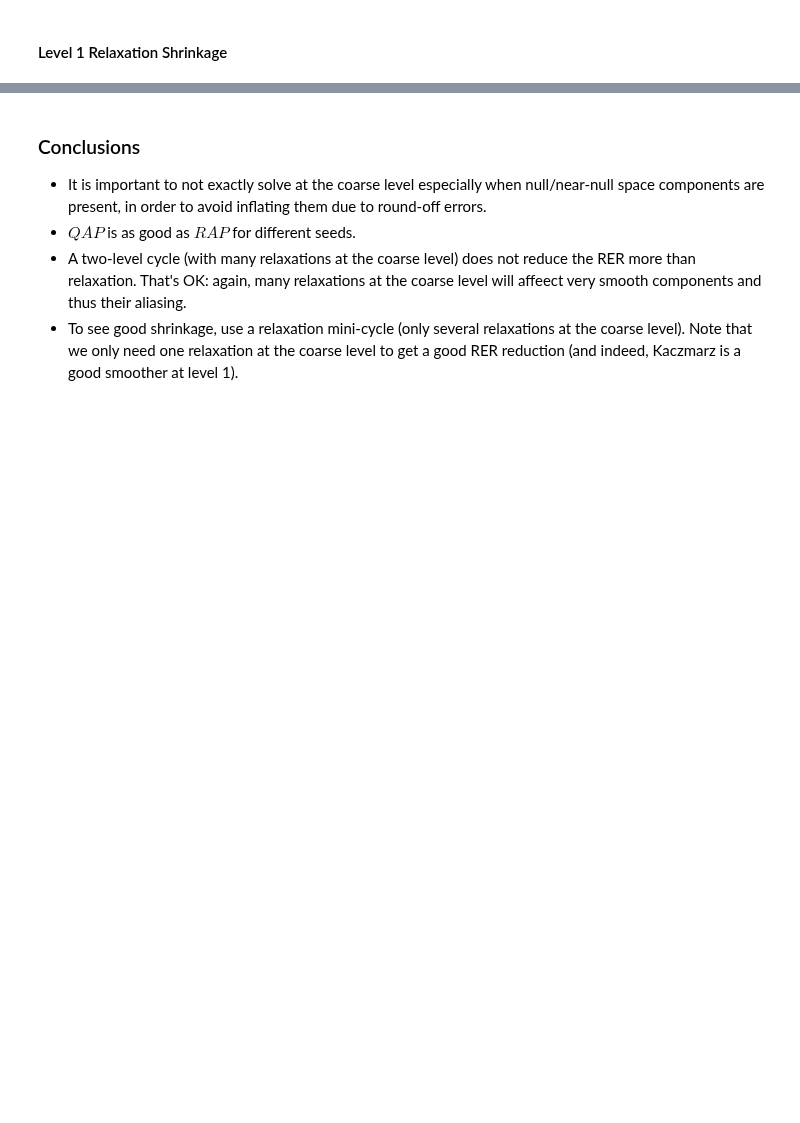
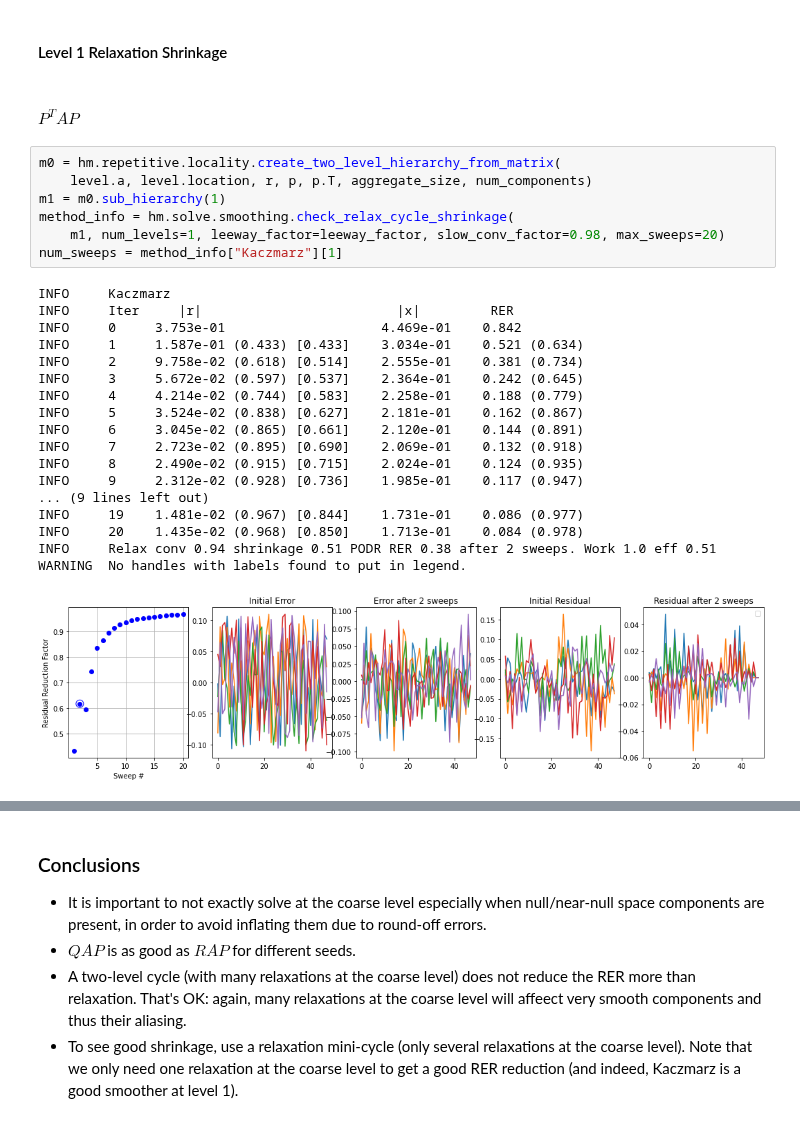
Before and after one commit to 436ahsan/Helmholtz, a Jupyter notebook: notebooks/repetitive/4_2_coarsening_3_level_qap.ipynb, the cells around one changed output, grey strips where cells are left out. Drawn from its saved outputs; the diff is of its cells as text; blank space fills up the shorter version.

```diff
--- a/notebooks/repetitive/4_2_coarsening_3_level_qap.ipynb
+++ b/notebooks/repetitive/4_2_coarsening_3_level_qap.ipynb
@@ -232,3 +231,31 @@ INFO     20     3.369e-03  (0.818)  0.091  (0.997)  0.037
 [figure]
 # %% [markdown]
 #### Level 1 Relaxation Shrinkage
+# %% [markdown]
+#### $P^T A P$
+# %%
+m0 = hm.repetitive.locality.create_two_level_hierarchy_from_matrix(
+    level.a, level.location, r, p, p.T, aggregate_size, num_components)
+m1 = m0.sub_hierarchy(1)
+method_info = hm.solve.smoothing.check_relax_cycle_shrinkage(
+    m1, num_levels=1, leeway_factor=leeway_factor, slow_conv_factor=0.98, max_sweeps=20)
+num_sweeps = method_info["Kaczmarz"][1]
+# %% [output]
+INFO     Kaczmarz
+INFO     Iter     |r|                         |x|         RER
+INFO     0     3.753e-01                    4.469e-01    0.842
+INFO     1     1.587e-01 (0.433) [0.433]    3.034e-01    0.521 (0.634)
+INFO     2     9.758e-02 (0.618) [0.514]    2.555e-01    0.381 (0.734)
+INFO     3     5.672e-02 (0.597) [0.537]    2.364e-01    0.242 (0.645)
+INFO     4     4.214e-02 (0.744) [0.583]    2.258e-01    0.188 (0.779)
+INFO     5     3.524e-02 (0.838) [0.627]    2.181e-01    0.162 (0.867)
+INFO     6     3.045e-02 (0.865) [0.661]    2.120e-01    0.144 (0.891)
+INFO     7     2.723e-02 (0.895) [0.690]    2.069e-01    0.132 (0.918)
+INFO     8     2.490e-02 (0.915) [0.715]    2.024e-01    0.124 (0.935)
+INFO     9     2.312e-02 (0.928) [0.736]    1.985e-01    0.117 (0.947)
+... (9 lines left out)
+INFO     19    1.481e-02 (0.967) [0.844]    1.731e-01    0.086 (0.977)
+INFO     20    1.435e-02 (0.968) [0.850]    1.713e-01    0.084 (0.978)
+INFO     Relax conv 0.94 shrinkage 0.51 PODR RER 0.38 after 2 sweeps. Work 1.0 eff 0.51
+WARNING  No handles with labels found to put in legend.
+[figure, added]
```
Also changed, not shown: parts of 4 cells of this notebook, 1 other file.
